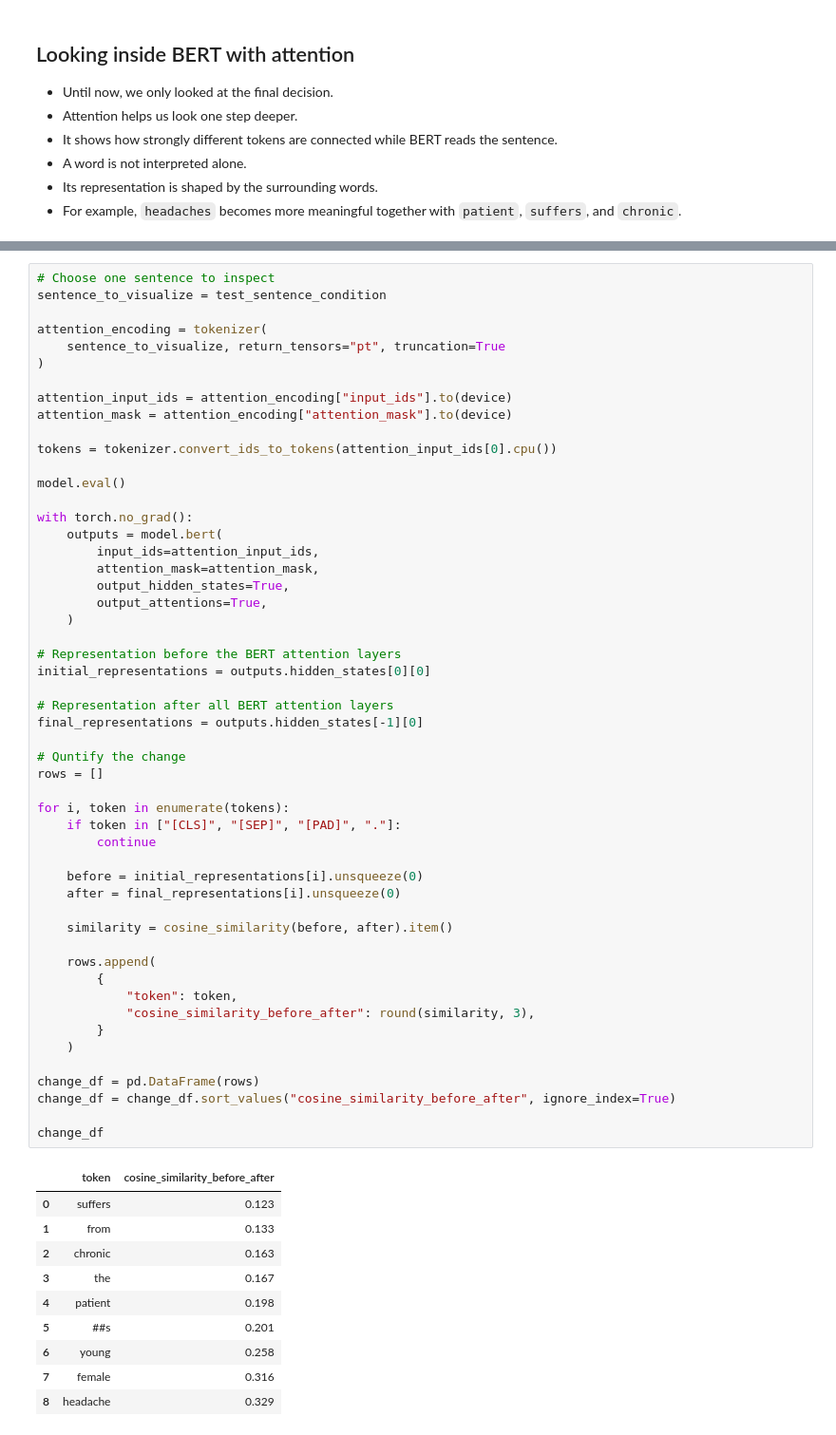
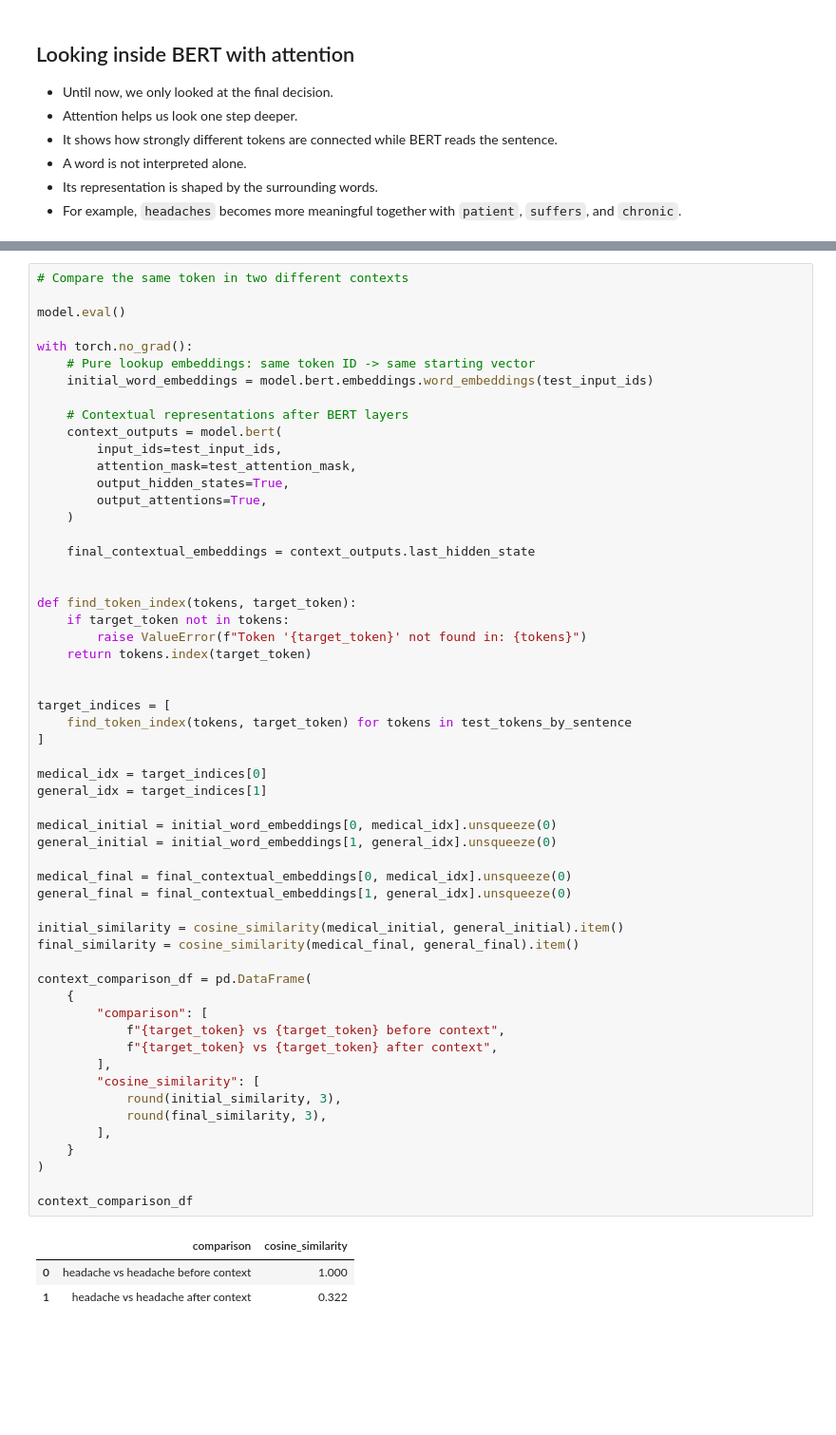
Before and after one commit to Data-Science-Group-Attoworld/explainable_dl_for_unstructured_data, a Jupyter notebook: nlp_explainabilty/bert_finetuning.ipynb, the cells around one changed output, grey strips where cells are left out. Shown at 95% size. Cells and saved outputs as stored; diff of their text form; blank space fills up the shorter version.

```diff
--- a/nlp_explainabilty/bert_finetuning.ipynb
+++ b/nlp_explainabilty/bert_finetuning.ipynb
@@ -583,63 +631,60 @@ head_view(attention, tokens)
 # %%
-# Choose one sentence to inspect
-sentence_to_visualize = test_sentence_condition
-
-attention_encoding = tokenizer(
-    sentence_to_visualize, return_tensors="pt", truncation=True
-)
-
-attention_input_ids = attention_encoding["input_ids"].to(device)
-attention_mask = attention_encoding["attention_mask"].to(device)
-
-tokens = tokenizer.convert_ids_to_tokens(attention_input_ids[0].cpu())
+# Compare the same token in two different contexts
 
 model.eval()
 
 with torch.no_grad():
-    outputs = model.bert(
-        input_ids=attention_input_ids,
-        attention_mask=attention_mask,
+    # Pure lookup embeddings: same token ID -> same starting vector
+    initial_word_embeddings = model.bert.embeddings.word_embeddings(test_input_ids)
+
+    # Contextual representations after BERT layers
+    context_outputs = model.bert(
+        input_ids=test_input_ids,
+        attention_mask=test_attention_mask,
         output_hidden_states=True,
         output_attentions=True,
     )
 
-# Representation before the BERT attention layers
-initial_representations = outputs.hidden_states[0][0]
+    final_contextual_embeddings = context_outputs.last_hidden_state
 
-# Representation after all BERT attention layers
-final_representations = outputs.hidden_states[-1][0]
 
-# Quntify the change
-rows = []
+def find_token_index(tokens, target_token):
+    if target_token not in tokens:
+        raise ValueError(f"Token '{target_token}' not found in: {tokens}")
+    return tokens.index(target_token)
 
-for i, token in enumerate(tokens):
-    if token in ["[CLS]", "[SEP]", "[PAD]", "."]:
-        continue
 
-    before = initial_representations[i].unsqueeze(0)
-    after = final_representations[i].unsqueeze(0)
+target_indices = [
+    find_token_index(tokens, target_token) for tokens in test_tokens_by_sentence
+]
 
-    similarity = cosine_similarity(before, after).item()
+medical_idx = target_indices[0]
+general_idx = target_indices[1]
 
-    rows.append(
-        {
-            "token": token,
-            "cosine_similarity_before_after": round(similarity, 3),
-        }
-    )
+medical_initial = initial_word_embeddings[0, medical_idx].unsqueeze(0)
+general_initial = initial_word_embeddings[1, general_idx].unsqueeze(0)
 
-change_df = pd.DataFrame(rows)
-change_df = change_df.sort_values("cosine_similarity_before_after", ignore_index=True)
+medical_final = final_contextual_embeddings[0, medical_idx].unsqueeze(0)
+general_final = final_contextual_embeddings[1, general_idx].unsqueeze(0)
 
-change_df
+initial_similarity = cosine_similarity(medical_initial, general_initial).item()
+final_similarity = cosine_similarity(medical_final, general_final).item()
+
+context_comparison_df = pd.DataFrame(
+    {
+        "comparison": [
+            f"{target_token} vs {target_token} before context",
+            f"{target_token} vs {target_token} after context",
+        ],
+        "cosine_similarity": [
+            round(initial_similarity, 3),
+            round(final_similarity, 3),
+        ],
+    }
+)
+
+context_comparison_df
 # %% [output]
-|  | token | cosine_similarity_before_after |
-| 0 | suffers | 0.123 |
-| 1 | from | 0.133 |
-| 2 | chronic | 0.163 |
-| 3 | the | 0.167 |
-| 4 | patient | 0.198 |
-| 5 | ##s | 0.201 |
-| 6 | young | 0.258 |
-| 7 | female | 0.316 |
-| 8 | headache | 0.329 |
+|  | comparison | cosine_similarity |
+| 0 | headache vs headache before context | 1.000 |
+| 1 | headache vs headache after context | 0.322 |
```
Also changed, not shown: parts of 22 cells of this notebook, 1 other file.
